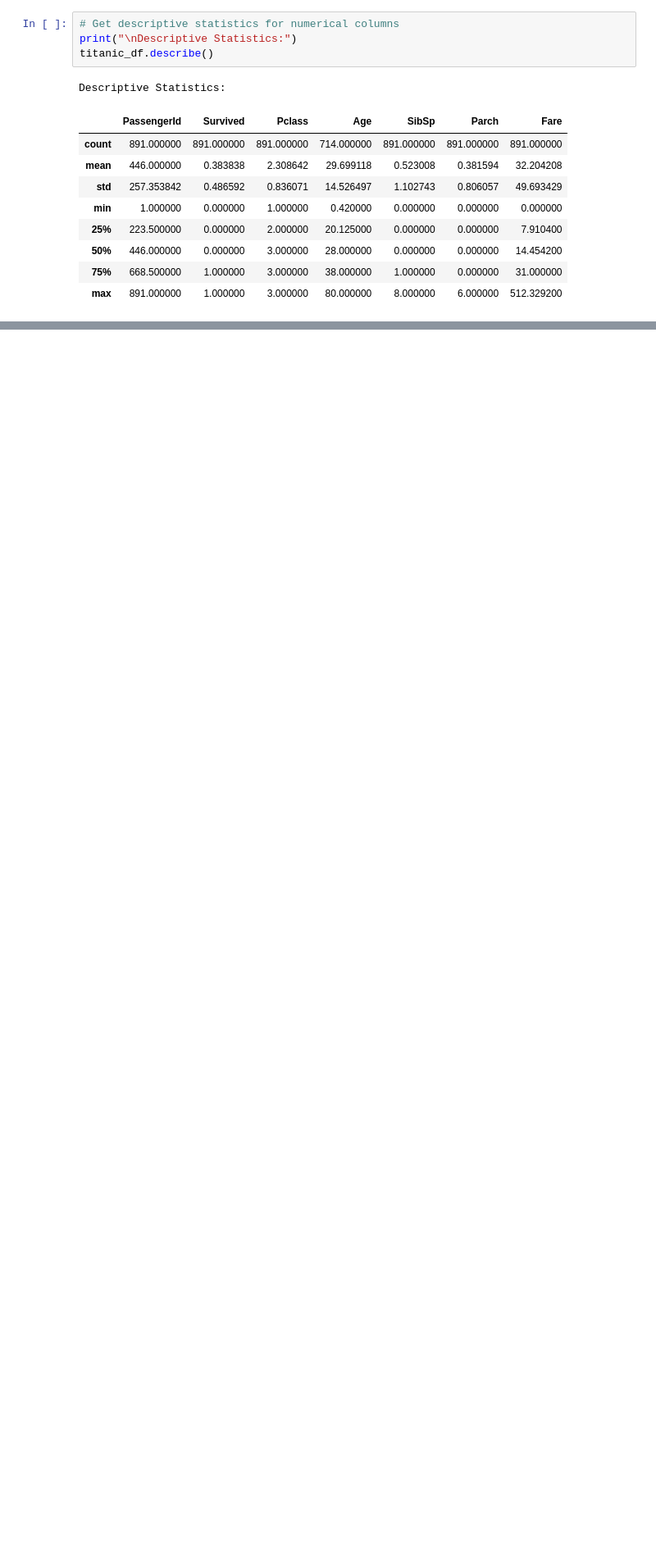
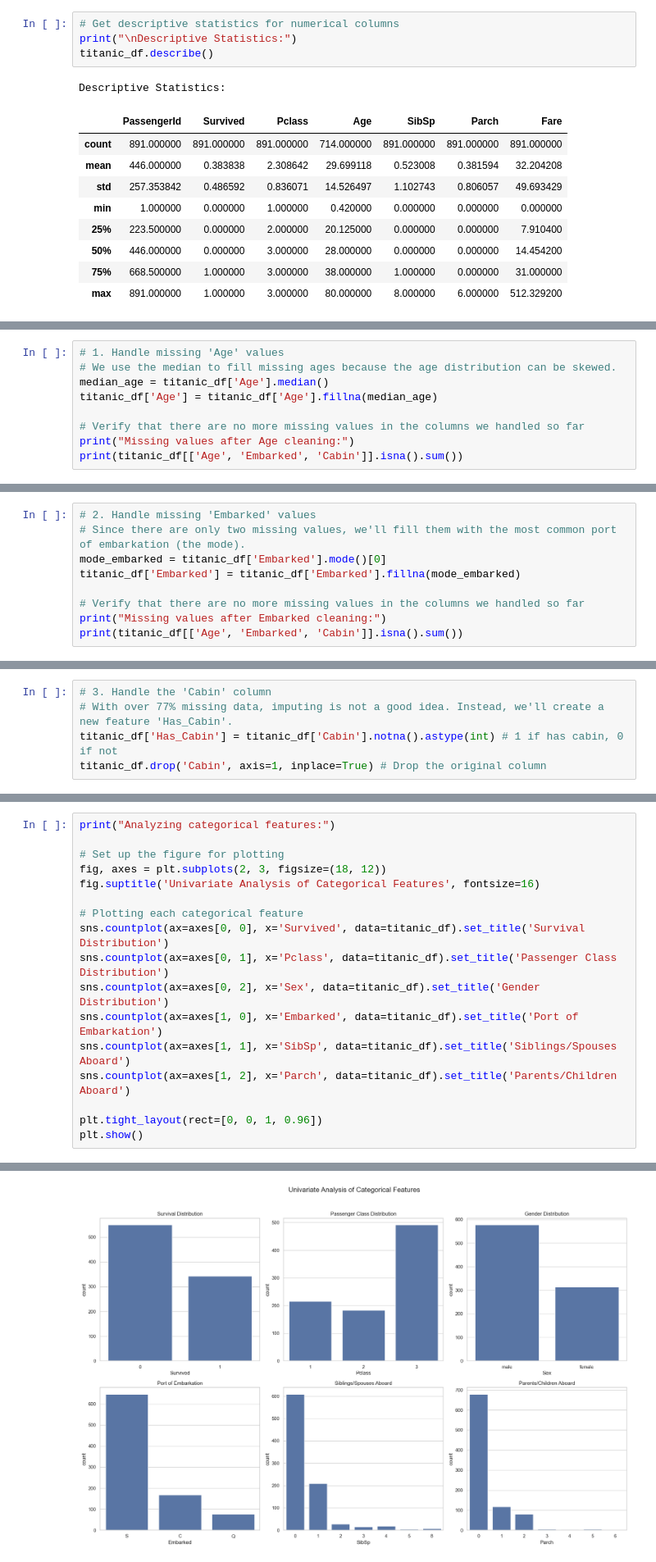
Before and after one commit to tusharkhanna575/Data-Storytelling-Analysing-Survival-on-the-Titanic, a Jupyter notebook: main.ipynb, the cells around one changed output, grey strips where cells are left out. Shown at 82% size. Saved outputs shown, nothing was run; the diff lists cells and outputs as text; blank space fills up the shorter version.

```diff
--- a/main.ipynb
+++ b/main.ipynb
@@ -115,0 +116,9 @@ Descriptive Statistics:
+# %%
+# 1. Handle missing 'Age' values
+# We use the median to fill missing ages because the age distribution can be skewed.
+median_age = titanic_df['Age'].median()
+titanic_df['Age'] = titanic_df['Age'].fillna(median_age)
+
+# Verify that there are no more missing values in the columns we handled so far
+print("Missing values after Age cleaning:")
+print(titanic_df[['Age', 'Embarked', 'Cabin']].isna().sum())
@@ -115,0 +136,9 @@ Descriptive Statistics:
+# %%
+# 2. Handle missing 'Embarked' values
+# Since there are only two missing values, we'll fill them with the most common port of embarkation (the mode).
+mode_embarked = titanic_df['Embarked'].mode()[0]
+titanic_df['Embarked'] = titanic_df['Embarked'].fillna(mode_embarked)
+
+# Verify that there are no more missing values in the columns we handled so far
+print("Missing values after Embarked cleaning:")
+print(titanic_df[['Age', 'Embarked', 'Cabin']].isna().sum())
@@ -115,0 +151,5 @@ Descriptive Statistics:
+# %%
+# 3. Handle the 'Cabin' column
+# With over 77% missing data, imputing is not a good idea. Instead, we'll create a new feature 'Has_Cabin'.
+titanic_df['Has_Cabin'] = titanic_df['Cabin'].notna().astype(int) # 1 if has cabin, 0 if not
+titanic_df.drop('Cabin', axis=1, inplace=True) # Drop the original column
@@ -115,0 +191,18 @@ Descriptive Statistics:
+# %%
+print("Analyzing categorical features:")
+
+# Set up the figure for plotting
+fig, axes = plt.subplots(2, 3, figsize=(18, 12))
+fig.suptitle('Univariate Analysis of Categorical Features', fontsize=16)
+
+# Plotting each categorical feature
+sns.countplot(ax=axes[0, 0], x='Survived', data=titanic_df).set_title('Survival Distribution')
+sns.countplot(ax=axes[0, 1], x='Pclass', data=titanic_df).set_title('Passenger Class Distribution')
+sns.countplot(ax=axes[0, 2], x='Sex', data=titanic_df).set_title('Gender Distribution')
+sns.countplot(ax=axes[1, 0], x='Embarked', data=titanic_df).set_title('Port of Embarkation')
+sns.countplot(ax=axes[1, 1], x='SibSp', data=titanic_df).set_title('Siblings/Spouses Aboard')
+sns.countplot(ax=axes[1, 2], x='Parch', data=titanic_df).set_title('Parents/Children Aboard')
+
+plt.tight_layout(rect=[0, 0, 1, 0.96])
+plt.show()
+# %% [output]
@@ -115,0 +210 @@ Descriptive Statistics:
+[figure, added]
```
Also changed, not shown: parts of 30 cells of this notebook.
